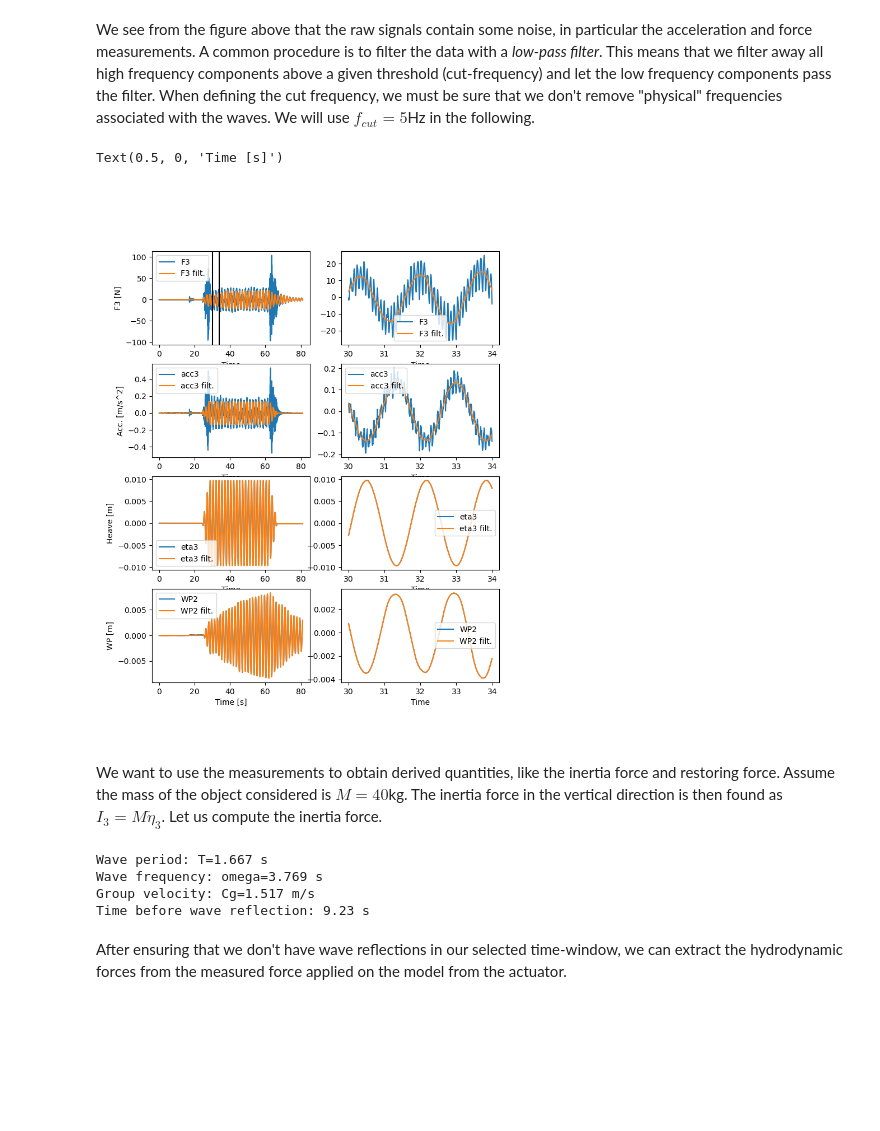
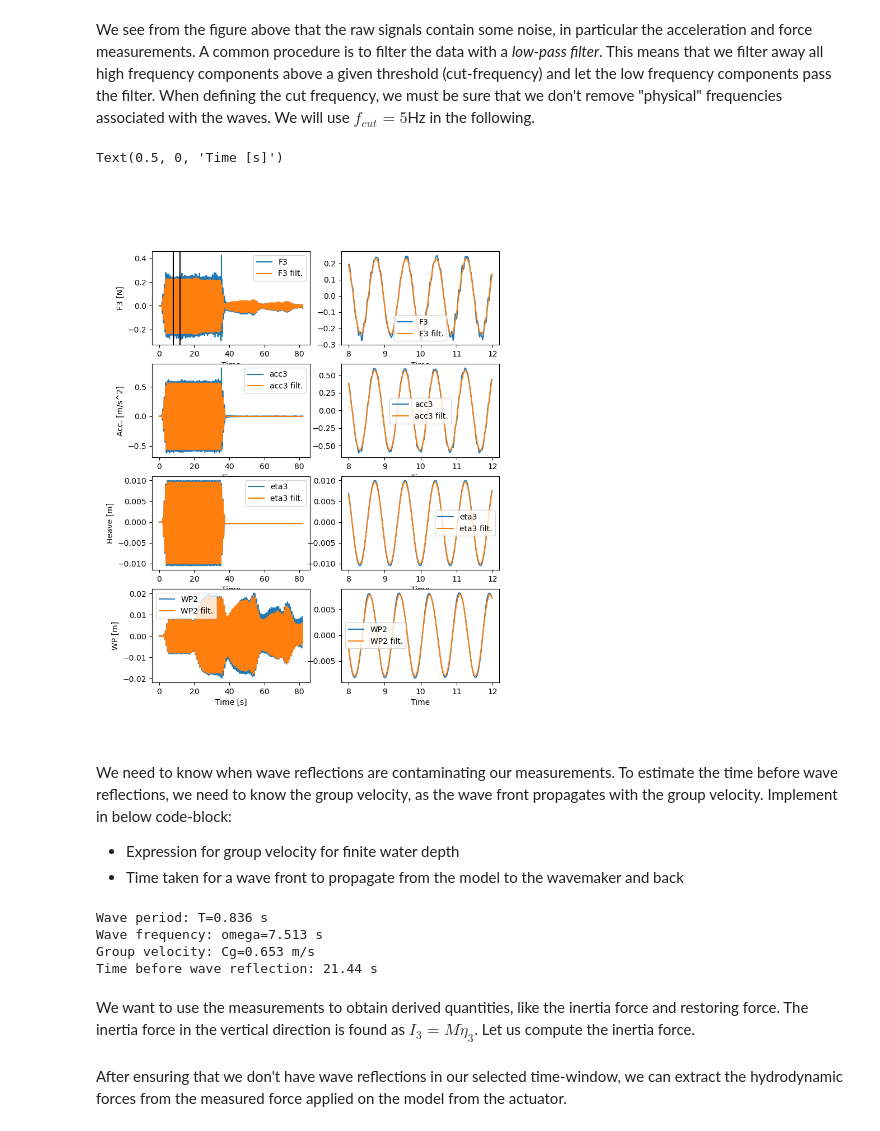
Before and after one commit to hydrodavid/tmr4247, a Jupyter notebook: lab_exercise.ipynb, the cells around one changed output. Saved outputs shown, nothing was run; the diff lists cells and outputs as text; code cells hidden in the pictures; blank space fills up the shorter version.

Commit message:
updated path to data

```diff
--- a/lab_exercise.ipynb
+++ b/lab_exercise.ipynb
@@ -41,17 +57,18 @@ modelpos = 7. # [m]
 ## Post processing
 We start all post-processing of data by loading the data-set and inspecting the data by plotting the raw measurements as time-series. Here we will make use of the python package pandas when working with time-series.
 # %%
-import numpy as np
+
 import matplotlib.pyplot as plt
 import pandas as pd
 import postprocessing as pp
 
-datapath = "//neptun.marin.ntnu.no/davidkr/TMR4247/lab/data/numpy"
+datapath = "//nept5.marin.ntnu.no/davidkr/TMR4247/lab/data/numpy"
 
-datafile = "test2.npz"  # Enter the name of your data-file here..
+radiationtestfile = "Gruppe2_2020_rad.npz"  # Enter the name of your data-file here..
+diffractiontestfile = "Gruppe2_2020_diff.npz"  # Enter the name of your data-file here..
 
 # Import data as pandas DataFrame
-df = pp.importDataFrame(datapath, datafile)
+df = pp.importDataFrame(datapath, radiationtestfile)
 
 # We take a look at the first rows of data. Each measurement signal is stored column-wise
 print(df.head())
@@ -74,7 +98,7 @@ Looking at the dataframe above, we see that it might be convenient to rename the
 # %%
 # Let's rename the columns using the new names below:
 columnnames=df.keys()
-newnames=['Time', 'eta3', 'F2', 'F3', 'acc3', 'WP2']
+newnames=['Time', 'eta3', 'WM_pos', 'Fsig2', 'Fsig3', 'acc2', 'acc3', 'WP1', 'WP2', 'F2', 'F3']
 column_names = dict(zip(df.keys(), newnames))  # This creates a dictionary with {oldname: newname}
 df.rename(columns=column_names, inplace=True)
 
@@ -105,8 +137,8 @@ Time
 dt = 0.005 # [s] time between samples
 fs = 1/dt # [Hz] sampling frequency
 
-tstart = 30 # Define start of time-window for estimation of steady state values
-tstop = 34  # Define end of time-window
+tstart = 8 # Define start of time-window for estimation of steady state values
+tstop = 12  # Define end of time-window
 
 
 # To get an overview of our measurements, the first thing to do is to plot the time-series:
@@ -138,15 +170,14 @@ Text(0.5, 0, 'Time [s]')
 We see from the figure above that the raw signals contain some noise, in particular the acceleration and force measurements. A common procedure is to filter the data with a *low-pass filter*. This means that we filter away all high frequency components above a given threshold (cut-frequency) and let the low frequency components pass the filter. When defining the cut frequency, we must be sure that we don't remove "physical" frequencies associated with the waves. We will use $f_{cut}=5$Hz in the following.
 # %%
 # Let's filter the data using a low-pass filter to remove high frequency noise
-fcut=5 # [Hz] cut frequency
+fcut=8 # [Hz] cut frequency
 df_filtered = pp.filterDataFrame(df, fcut, fs)
 # %%
-#%matplotlib widget # Uncomment this line if you will activate interactive plotting
+# Uncomment line below if you will activate interactive plotting
+%matplotlib widget
 #%matplotlib inline # Uncomment this line if you will go back to in-line plotting
 
 # We will also have a closed look at a given window of the time-series, e.g. between tstart and tstop.
-tstart = 30 # Define start of time-window for estimation of steady state values
-tstop = 34  # Define end of time-window
 df1 = df.loc[tstart:tstop]
 df1_filt = df_filtered.loc[tstart:tstop]
 
@@ -169,33 +200,35 @@ df1_filt.plot(ax=ax[0,1], y='F3', label='F3 filt.')
 df.plot(ax=ax[1,0], y='acc3')
 df_filtered.plot(ax=ax[1,0], y='acc3', label='acc3 filt.')
 ax[1,0].set_ylabel('Acc. [m/s^2]')
 
 # Acc. zoomed, right
 df1.plot(ax=ax[1,1], y='acc3')
 df1_filt.plot(ax=ax[1,1], y='acc3', label='acc3 filt.')
 
 # Plot heave motion, left
 df.plot(ax=ax[2,0], y='eta3')
 df_filtered.plot(ax=ax[2,0], y='eta3', label='eta3 filt.')
 ax[2,0].set_ylabel('Heave [m]')
 
 # Heave zoomed, right
 df1.plot(ax=ax[2,1], y='eta3')
 df1_filt.plot(ax=ax[2,1], y='eta3', label='eta3 filt.')
 
 # Plot wave elevation, left
 df.plot(ax=ax[3,0], y='WP2')
 df_filtered.plot(ax=ax[3,0], y='WP2', label='WP2 filt.')
 ax[3,0].set_ylabel('WP [m]')
 
 # Wave zoomed, right
 df1.plot(ax=ax[3,1], y='WP2')
 df1_filt.plot(ax=ax[3,1], y='WP2', label='WP2 filt.')
 
 # Add x-axis label to last row
 ax[3,0].set_xlabel('Time [s]')
 # %% [output]
 Text(0.5, 0, 'Time [s]')
-[figure, old version]
+[figure, new version]
-# %% [markdown]
-We want to use the measurements to obtain derived quantities, like the inertia force and restoring force. Assume the mass of the object considered is $M=40$kg. The inertia force in the vertical direction is then found as $I_3=M\ddot{\eta}_3$. Let us compute the inertia force.
+# %% [markdown]
+We need to know when wave reflections are contaminating our measurements. To estimate the time before wave reflections, we need to know the group velocity, as the wave front propagates with the group velocity. Implement in below code-block:
+* Expression for group velocity for finite water depth
+* Time taken for a wave front to propagate from the model to the wavemaker and back
@@ -202,5 +268,4 @@ We want to use the measurements to obtain derived quantities, like the inertia f
 # %%
-import airywavelib as aw
 
 # Get oscillation period from the mesaurements
 Tper = pp.getZeroUpcrossingPeriod(df1.index.values, df1_filt['eta3'].values)
@@ -209,19 +274,22 @@ omega = 2*np.pi/Tper
 print("Wave frequency: omega={:.3f} s".format(omega))
 
 # Corresponding wavenumber
-h = 1.0
 k = aw.findWaveNumber(omega, waterDepth=h)
 
 # Group velocity for finite water depth
-Cg = 0.5*omega/k*(1.0 + k*h/(np.sinh(k*h)*np.cosh(k*h)))
+Cg = calcGroupVel(Tper, h)
 
-reflectiontime = 2 * (modelpos/Cg) # Time for the wave front to propagate from the model to the wavemaker and back
+# Time before wave reflection reach model:
+reflectiontime = getReflectionTime(Tper, h, modelpos)
+
 print("Group velocity: Cg={:.3f} m/s".format(Cg))
 print("Time before wave reflection: {:.2f} s".format(reflectiontime))
 # %% [output]
-Wave period: T=1.667 s
-Wave frequency: omega=3.769 s
-Group velocity: Cg=1.517 m/s
-Time before wave reflection: 9.23 s
+Wave period: T=0.836 s
+Wave frequency: omega=7.513 s
+Group velocity: Cg=0.653 m/s
+Time before wave reflection: 21.44 s
+# %% [markdown]
+We want to use the measurements to obtain derived quantities, like the inertia force and restoring force. The inertia force in the vertical direction is found as $I_3=M\ddot{\eta}_3$. Let us compute the inertia force.
 # %% [markdown]
 After ensuring that we don't have wave reflections in our selected time-window, we can extract the hydrodynamic forces from the measured force applied on the model from the actuator.
```
Also changed, not shown: parts of 20 cells of this notebook, 1 other file.
